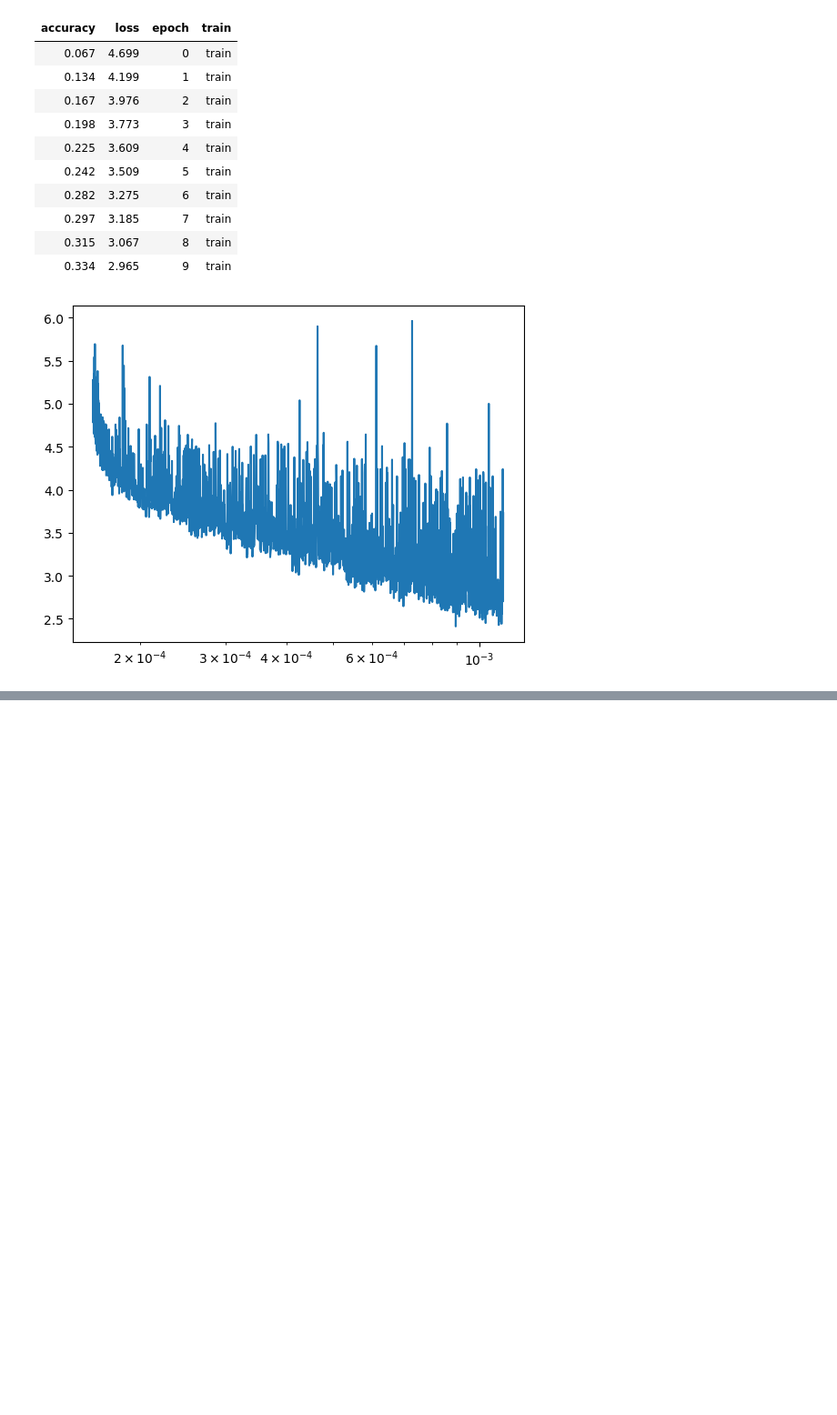
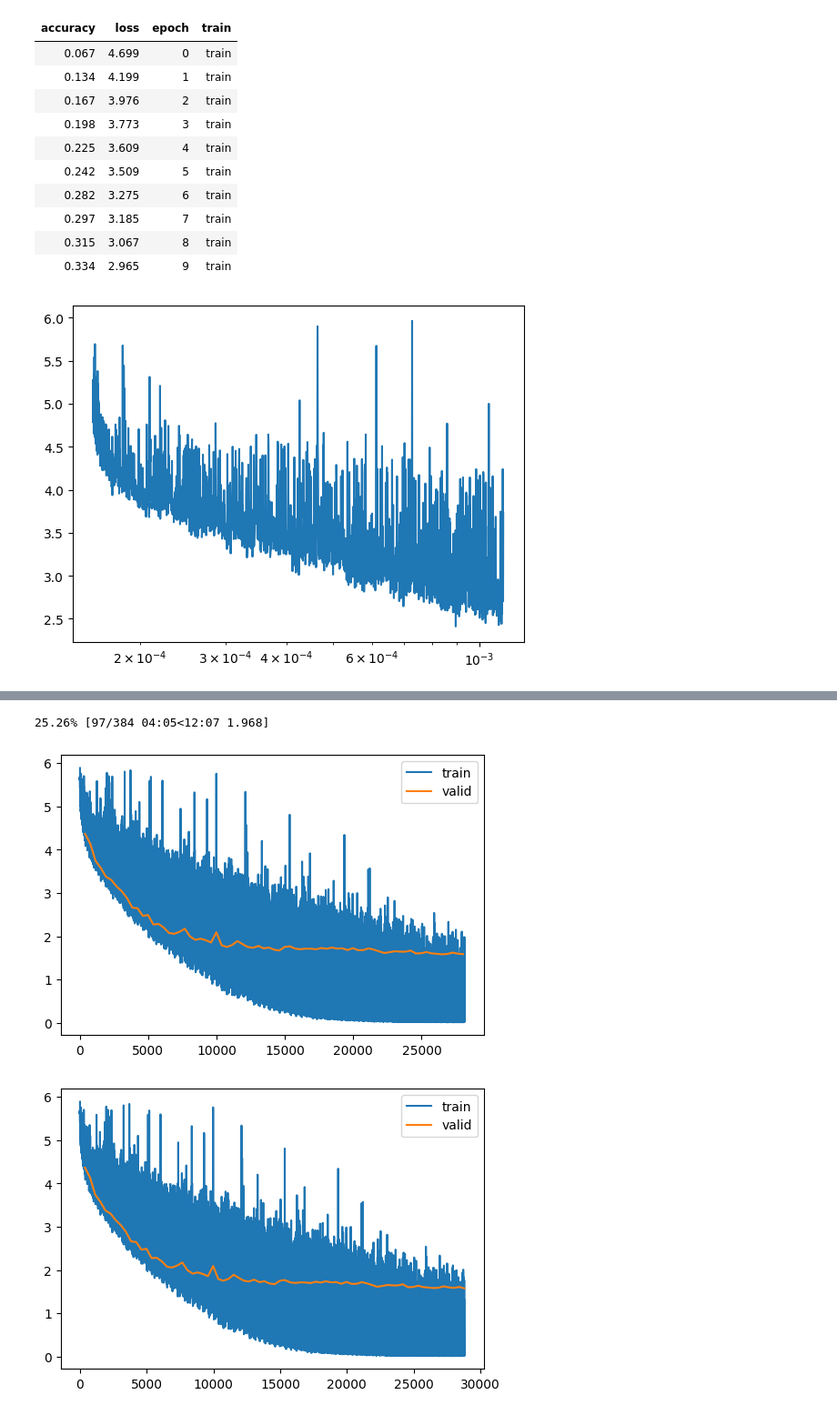
Before and after one commit to pranay8297/fastaip2, a Jupyter notebook: pre_act_experimentation.ipynb, the cells around one changed output, grey strips where cells are left out. Shown: that part at 91% size. Saved outputs shown, nothing was run; the diff lists cells and outputs as text; code cells hidden in the pictures; blank space fills up the shorter version.

```diff
--- a/pre_act_experimentation.ipynb
+++ b/pre_act_experimentation.ipynb
@@ -289,3 +330,12 @@ iw = partial(init_weights, leaky = 0.1)
+# %%
+def get_model_2(block = PreActResBlock, act = GeneralRelu, nls = [1, 3, 5, 3, 1], nfs = [32, 64, 128, 256, 512], nc = 10, norm = nn.BatchNorm2d, bias = True, p = 0.2):
+
+  pnf, layers = nfs[0], [PreActResBlock(3, nfs[0], stride = 1, ks = 7, act = act)]
+  for nl, nf in zip(nls[1:], nfs[1:]):
+    layers += blocks(nl, pnf, nf, block, act = act)
+    pnf = nf
+
+  return nn.Sequential(*layers, nn.BatchNorm2d(nfs[-1]), act(), AveragePool(), nn.Dropout(p), nn.Linear(nf, nc, bias = False), nn.BatchNorm1d(nc))
 # %%
 !wget 'http://cs231n.stanford.edu/tiny-imagenet-200.zip'
 !unzip tiny-imagenet-200.zip
@@ -487,0 +544,27 @@ runtime.unassign()
+# %%
+with open('/content/drive/MyDrive/fastai_p2/tiny_img_net/dls/train_ds.pkl', 'rb') as f: train_ds = pickle.load(f)
+with open('/content/drive/MyDrive/fastai_p2/tiny_img_net/dls/valid_ds.pkl', 'rb') as f: valid_ds = pickle.load(f)
+
+train_dl, valid_dl = DataLoader(train_ds, 256, True, collate_fn = collate_fn, num_workers = 2), DataLoader(valid_ds, 256, True, collate_fn = collate_fn, num_workers = 2)
+# %%
+dls = DataLoaders(train_dl, valid_dl)
+lr_max, epochs = 5e-04, 75
+cbs = [
+          DeviceCB(torch.device('cuda' if torch.cuda.is_available() else 'cpu')),
+          MetricsCB(accuracy = MulticlassAccuracy()),
+          ProgressCB(plot = True),
+          BatchSchedulerCB(partial(lr_scheduler.OneCycleLR, max_lr = lr_max, epochs = epochs, steps_per_epoch = len(dls.train))),
+          AugmentNormCBV2(total_epochs = epochs, threshold = 0.1,
+                            initial_transforms = [v2.RandomHorizontalFlip(p = 0.5),
+                                                  v2.Pad(4),
+                                                  v2.RandomCrop(size=(64, 64)),
+                                                  v2.TrivialAugmentWide(interpolation = InterpolationMode.BILINEAR),
+                                                  RandErase(max_num = 4)],
+                            addtional_transforms = []#[RandErase(max_num = 4)]
+                          )
+      ]
+
+model = get_model_2(act = act_gr, nls = [1, 2, 3, 5, 3, 1], nfs = [64, 128, 256, 512, 1024, 2048], nc = 200, norm = nn.BatchNorm2d, bias = True, p = 0.2).apply(iw)
+learner = AccLearner(model, dls, loss_func = nn.CrossEntropyLoss(), lr = lr_max, cbs = cbs, opt_func = torch.optim.AdamW)
+learner.fit(epochs)
+# %% [output]
@@ -487,0 +589,3 @@ runtime.unassign()
+25.26% [97/384 04:05<12:07 1.968]
+[figure, added]
+[figure, added]
```
Also changed, not shown: parts of 12 cells of this notebook.
